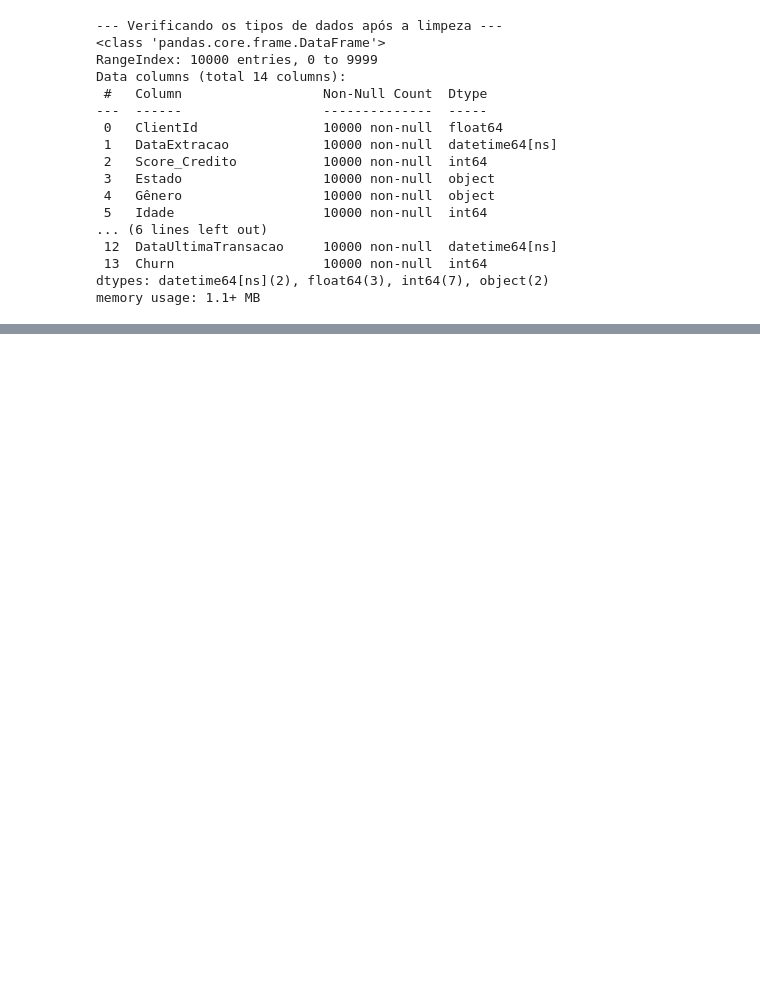
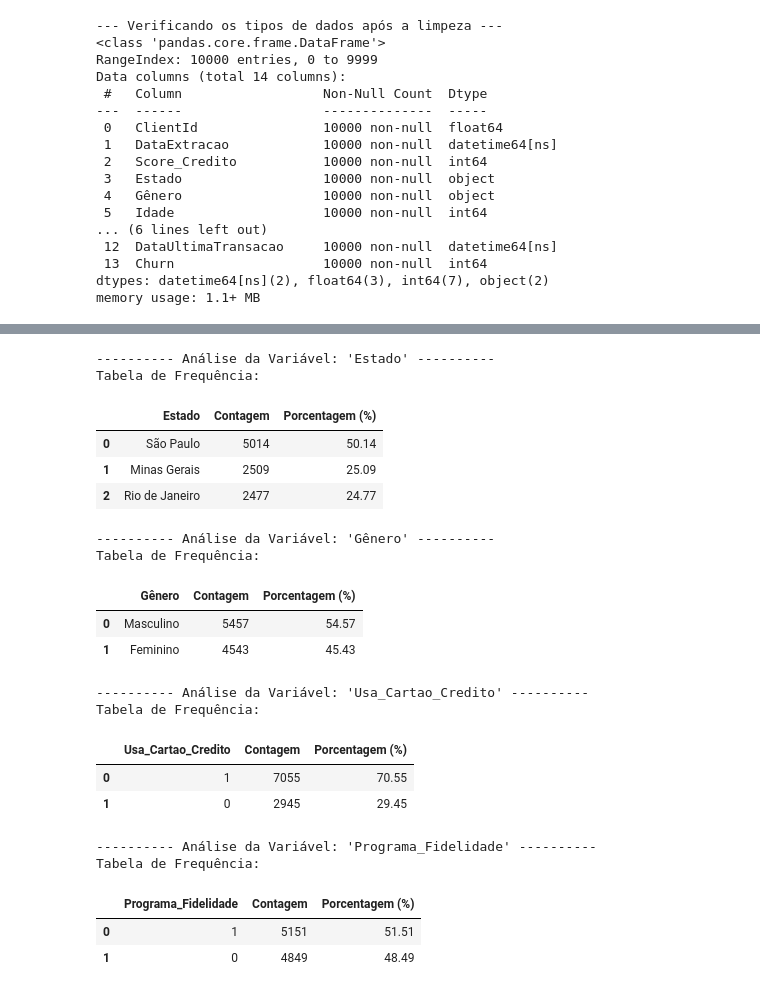
Before and after one commit to marcellsa/delivery-churn-analysis, a Jupyter notebook: notebooks/churn-analysis.ipynb, the cells around one changed output, grey strips where cells are left out. Drawn from its saved outputs; the diff is of its cells as text; code cells hidden in the pictures; blank space fills up the shorter version.

```diff
--- a/notebooks/churn-analysis.ipynb
+++ b/notebooks/churn-analysis.ipynb
@@ -136,0 +159,55 @@ memory usage: 1.1+ MB
+# %%
+# Lista das variáveis categóricas de interesse
+variaveis_categoricas = [
+    "Estado",
+    "Gênero",
+    "Usa_Cartao_Credito",
+    "Programa_Fidelidade",
+]
+
+# Loop para criar a tabela de frequência e o gráfico de barras para cada variável
+for var in variaveis_categoricas:
+    print(f"\n---------- Análise da Variável: '{var}' ----------")
+
+    # 1. Tabela de Frequência
+    tabela_frequencia = df[var].value_counts().reset_index()
+    tabela_frequencia.columns = [var, "Contagem"]
+    tabela_frequencia["Porcentagem (%)"] = (
+        tabela_frequencia["Contagem"] / len(df) * 100
+    ).round(2)
+
+    print("Tabela de Frequência:")
+    display(tabela_frequencia)
+
+    # 2. Gráfico de Barras
+    fig = px.bar(
+        tabela_frequencia,
+        x=var,
+        y="Contagem",
+        text=tabela_frequencia["Porcentagem (%)"].apply(lambda x: f"{x}%"),
+        title=f'Distribuição da Variável "{var}"',
+    )
+
+    fig.show()
+# %% [output]
+---------- Análise da Variável: 'Estado' ----------
+Tabela de Frequência:
+|  | Estado | Contagem | Porcentagem (%) |
+| 0 | São Paulo | 5014 | 50.14 |
+| 1 | Minas Gerais | 2509 | 25.09 |
+| 2 | Rio de Janeiro | 2477 | 24.77 |
+---------- Análise da Variável: 'Gênero' ----------
+Tabela de Frequência:
+|  | Gênero | Contagem | Porcentagem (%) |
+| 0 | Masculino | 5457 | 54.57 |
+| 1 | Feminino | 4543 | 45.43 |
+---------- Análise da Variável: 'Usa_Cartao_Credito' ----------
+Tabela de Frequência:
+|  | Usa_Cartao_Credito | Contagem | Porcentagem (%) |
+| 0 | 1 | 7055 | 70.55 |
+| 1 | 0 | 2945 | 29.45 |
+---------- Análise da Variável: 'Programa_Fidelidade' ----------
+Tabela de Frequência:
+|  | Programa_Fidelidade | Contagem | Porcentagem (%) |
+| 0 | 1 | 5151 | 51.51 |
+| 1 | 0 | 4849 | 48.49 |
```
Also changed, not shown: parts of 11 cells of this notebook.
